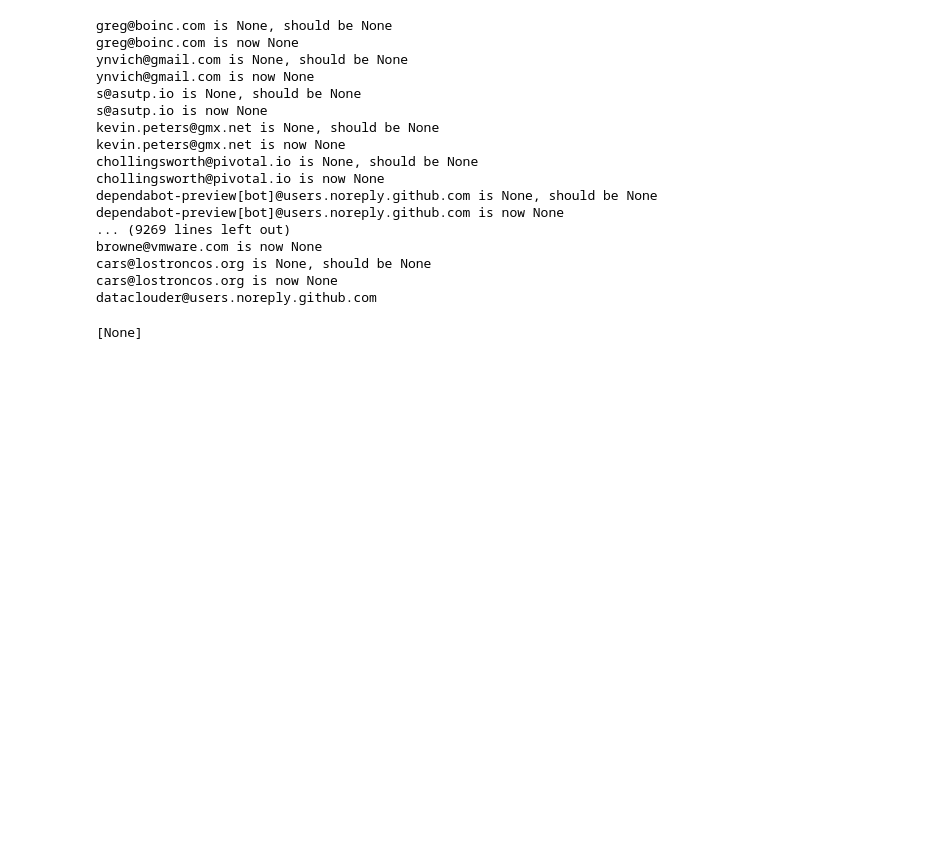
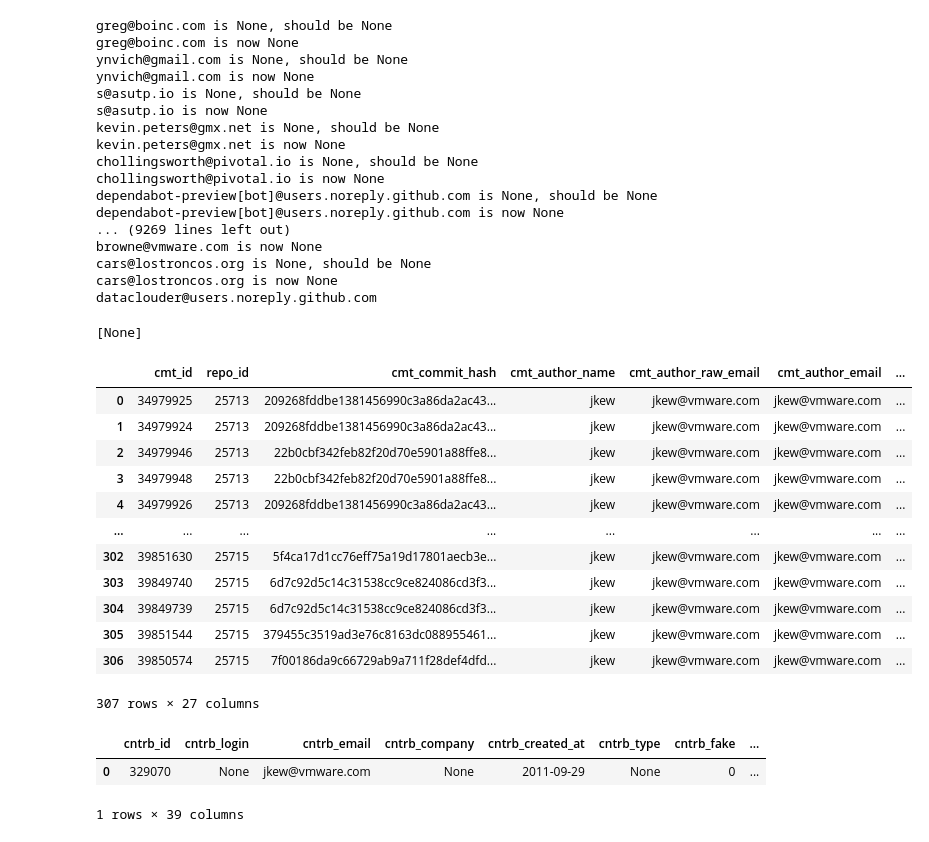
Before and after one commit to Hsingh2096/Hsingh2096, a Jupyter notebook: code/dawn_inactive_repos.ipynb, the cells around one changed output. Drawn from its saved outputs; the diff is of its cells as text; code cells hidden in the pictures; blank space fills up the shorter version.

Commit message:
some testing to figure out how to get gh logins - found some issues that I sent to the Augur team

```diff
--- a/code/dawn_inactive_repos.ipynb
+++ b/code/dawn_inactive_repos.ipynb
@@ -253,5 +255,39 @@ id_dict['greg@boinc.com']
 # %% [output]
 [None]
+# %%
+    test_df = pd.DataFrame()
+    test_df_query = f"""
+            SELECT * from commits
+            WHERE cmt_author_email = 'jkew@vmware.com'
+            """
+    test_df = pd.read_sql_query(test_df_query, con=engine)
+    test_df
+# %% [output]
+|  | cmt_id | repo_id | cmt_commit_hash | cmt_author_name | cmt_author_raw_email | cmt_author_email | ... |
+| 0 | 34979925 | 25713 | 209268fddbe1381456990c3a86da2ac43... | jkew | jkew@vmware.com | jkew@vmware.com | ... |
+| 1 | 34979924 | 25713 | 209268fddbe1381456990c3a86da2ac43... | jkew | jkew@vmware.com | jkew@vmware.com | ... |
+| 2 | 34979946 | 25713 | 22b0cbf342feb82f20d70e5901a88ffe8... | jkew | jkew@vmware.com | jkew@vmware.com | ... |
+| 3 | 34979948 | 25713 | 22b0cbf342feb82f20d70e5901a88ffe8... | jkew | jkew@vmware.com | jkew@vmware.com | ... |
+| 4 | 34979926 | 25713 | 209268fddbe1381456990c3a86da2ac43... | jkew | jkew@vmware.com | jkew@vmware.com | ... |
+| ... | ... | ... | ... | ... | ... | ... | ... |
+| 302 | 39851630 | 25715 | 5f4ca17d1cc76eff75a19d17801aecb3e... | jkew | jkew@vmware.com | jkew@vmware.com | ... |
+| 303 | 39849740 | 25715 | 6d7c92d5c14c31538cc9ce824086cd3f3... | jkew | jkew@vmware.com | jkew@vmware.com | ... |
+| 304 | 39849739 | 25715 | 6d7c92d5c14c31538cc9ce824086cd3f3... | jkew | jkew@vmware.com | jkew@vmware.com | ... |
+| 305 | 39851544 | 25715 | 379455c3519ad3e76c8163dc088955461... | jkew | jkew@vmware.com | jkew@vmware.com | ... |
+| 306 | 39850574 | 25715 | 7f00186da9c66729ab9a711f28def4dfd... | jkew | jkew@vmware.com | jkew@vmware.com | ... |
+307 rows × 27 columns
+# %%
+    test_df = pd.DataFrame()
+    test_df_query = f"""
+            SELECT * from contributors
+            WHERE cntrb_email = 'jkew@vmware.com'
+            """
+    test_df = pd.read_sql_query(test_df_query, con=engine)
+    test_df
+# %% [output]
+|  | cntrb_id | cntrb_login | cntrb_email | cntrb_company | cntrb_created_at | cntrb_type | cntrb_fake | ... |
+| 0 | 329070 | None | jkew@vmware.com | None | 2011-09-29 | None | 0 | ... |
+1 rows × 39 columns
 # %%
 # test to get gh login - not sure why there are so many fewer rows returned?
 all_commits = pd.DataFrame()
```
Also changed, not shown: parts of 3 cells of this notebook.
